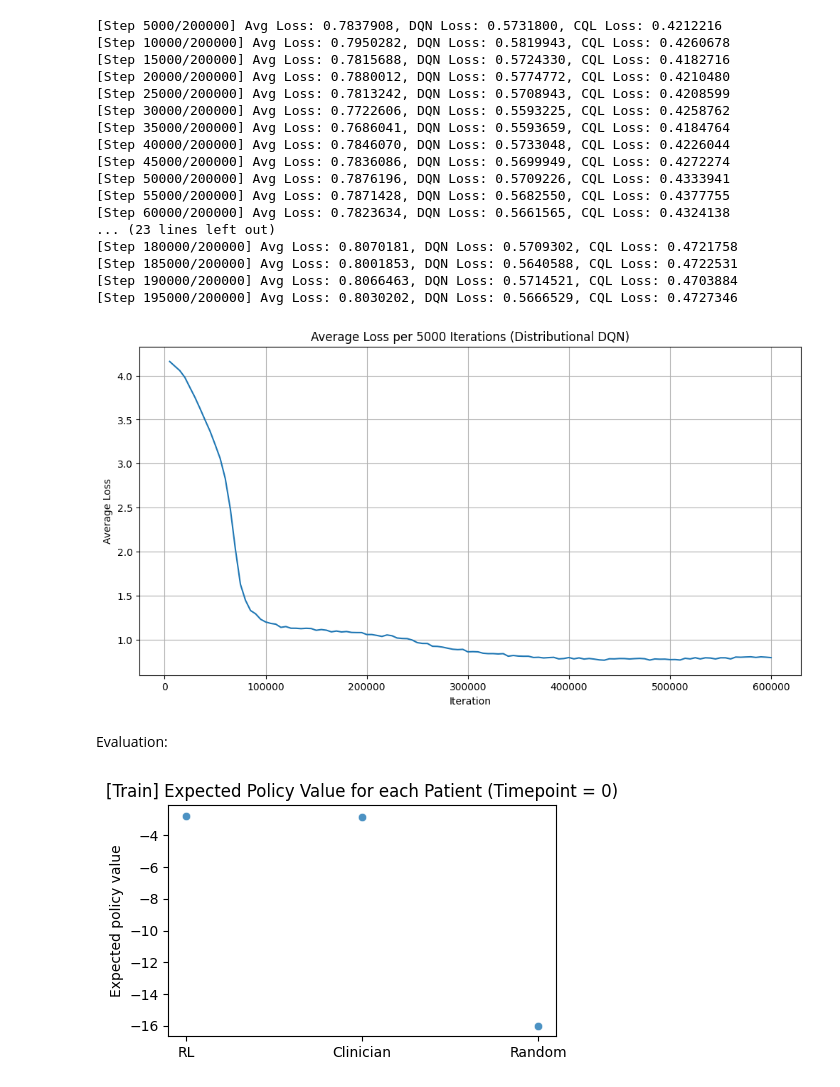
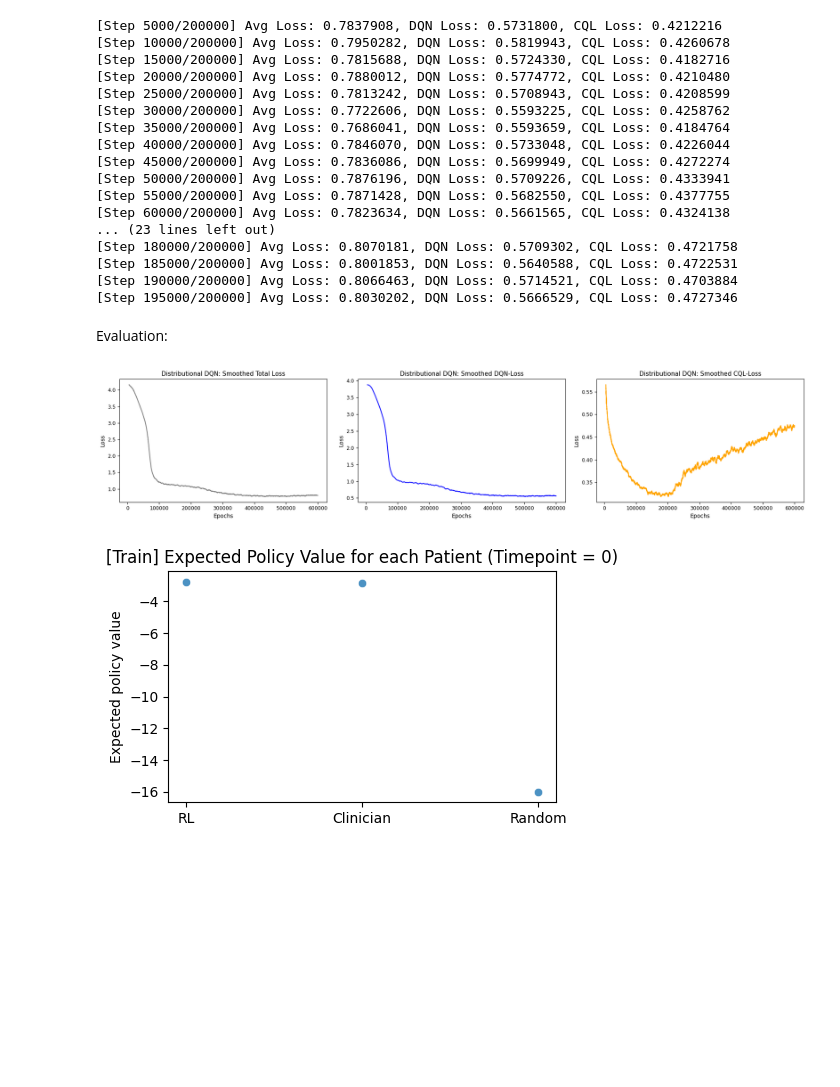
Before and after one commit to RuoqingEvelineWang/CS5446, a Jupyter notebook: notebooks/Celine-Hypotension-2.ipynb, the cells around one changed output. Drawn from its saved outputs; the diff is of its cells as text; code cells hidden in the pictures; blank space fills up the shorter version.

```diff
--- a/notebooks/Celine-Hypotension-2.ipynb
+++ b/notebooks/Celine-Hypotension-2.ipynb
@@ -1117,29 +1117,45 @@ distributional_dqn_agent.train(replay_buffer, num_steps=200000)
 # save model
 # torch.save(distributional_dqn_agent, "../models/DistributionalDQN/distributional_dqn_agent.pth")
 # distributional_dqn_agent.save_model(filepath="../models/DistributionalDQN/model.pth")
-# %%
-# Plot loss
-
-losses = distributional_dqn_agent.losses
-
-num_chunks = len(losses) // 5000
-
-avg_losses = np.mean(np.array(losses[:num_chunks*5000]).reshape(-1, 5000), axis=1)
-
-x = np.arange(1, num_chunks + 1) * 5000
-
-plt.figure(figsize=(12, 6))
-plt.plot(x, avg_losses)
-plt.title('Average Loss per 5000 Iterations (Distributional DQN)')
-plt.xlabel('Iteration')
-plt.ylabel('Average Loss')
-plt.grid(True)
-
-plt.show()
-# %% [output]
-[figure, removed]
 # %% [markdown]
 Evaluation:
+# %%
+# Smoothing function (moving average)
+def smooth(values, window_size=1000):
+    smoothed_values = np.convolve(values, np.ones(window_size)/window_size, mode='valid')
+    return smoothed_values
+# %%
+# Smoothing with a window size
+window_size = 5000
+smoothed_losses = smooth(distributional_dqn_agent.losses, window_size)
+smoothed_q_losses = smooth(distributional_dqn_agent.dqn_losses, window_size)
+smoothed_imitator_losses = smooth(distributional_dqn_agent.cql_losses, window_size)
+
+# Plotting
+fig, (ax1, ax2, ax3) = plt.subplots(1, 3, figsize=(18, 4))
+
+ax1.plot(range(window_size-1, len(distributional_dqn_agent.losses)), smoothed_losses, label="Total Loss", color="gray")
+ax1.set_xlabel("Epochs", size=10)
+ax1.set_ylabel("Loss", size=10)
+ax1.set_title("Distributional DQN: Smoothed Total Loss", size=11)
+ax1.tick_params(labelsize=9)
+
+ax2.plot(range(window_size-1, len(distributional_dqn_agent.dqn_losses)), smoothed_q_losses, label="Q-Loss", color="blue")
+ax2.set_xlabel("Epochs", size=10)
+ax2.set_ylabel("Loss", size=10)
+ax2.set_title("Distributional DQN: Smoothed DQN-Loss", size=11)
+ax2.tick_params(labelsize=9)
+
+ax3.plot(range(window_size-1, len(distributional_dqn_agent.cql_losses)), smoothed_imitator_losses, label="Imitator Loss", color='orange')
+ax3.set_xlabel("Epochs", size=10)
+ax3.set_ylabel("Loss", size=10)
+ax3.set_title("Distributional DQN: Smoothed CQL-Loss", size=11)
+ax3.tick_params(labelsize=9)
+
+plt.tight_layout()
+plt.show()
+# %% [output]
+[figure, added]
 # %%
 # evaluation on training
 Q_RL = 0
```
Also changed, not shown: parts of 29 cells of this notebook, 2 other files.
